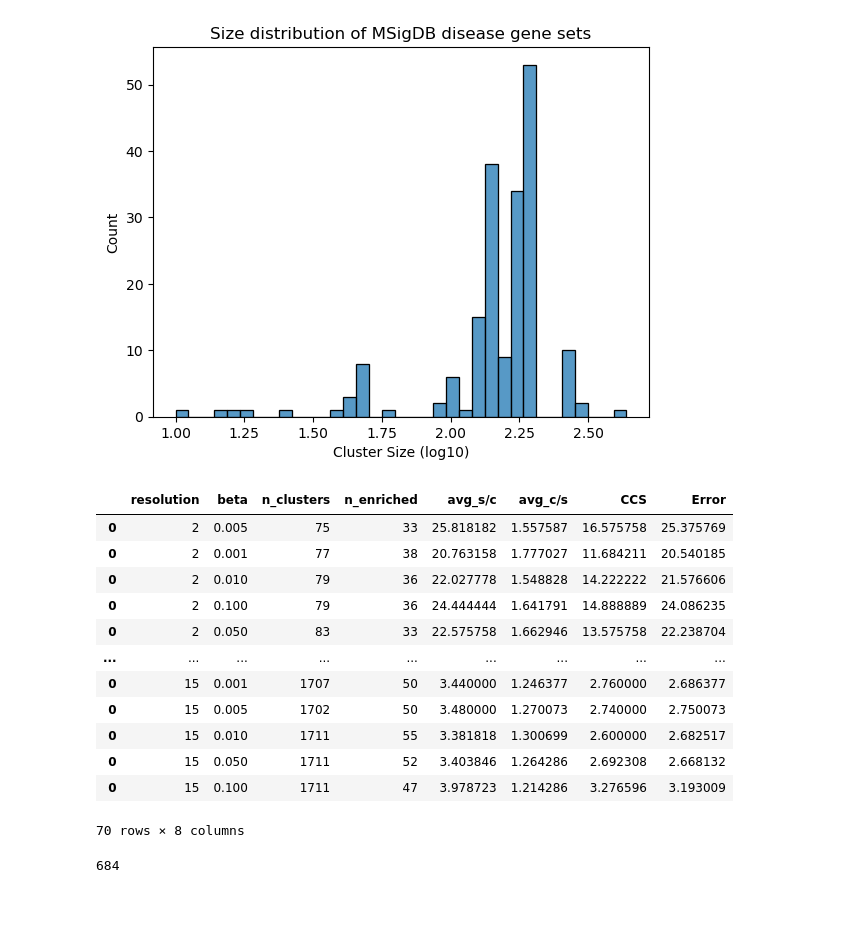
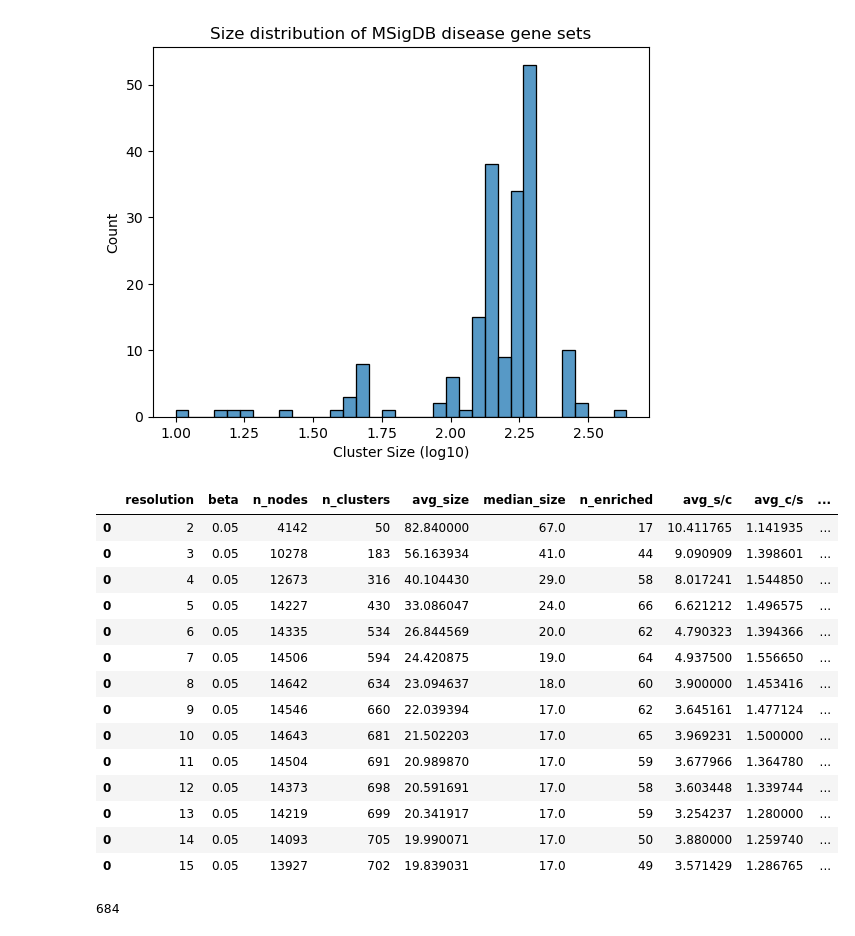
Before and after one commit to ViHoller/regulomeClustering, a Jupyter notebook: analyse_clusters.ipynb, the cells around one changed output. Saved outputs shown, nothing was run; the diff lists cells and outputs as text; code cells hidden in the pictures; blank space fills up the shorter version.

```diff
--- a/analyse_clusters.ipynb
+++ b/analyse_clusters.ipynb
@@ -21,7 +25,7 @@ THINGS TO LOOK INTO:
 # /clustering_results/leiden_2_15_0001_05_msigdb_c6_cgp.gz
 
 # msigdb_c2_cgp_clust = open_pickle('clustering_results/leiden_2_15_0001_05_msigdb_c2_cgp.gz')
-msigdb_c3_tft_clust = open_pickle('clustering_results/leiden_2_15_0001_05_msigdb_c3_tft.gz')
+msigdb_c3_tft_clust = open_pickle('clustering_results/leiden_2_15_0001_05_msigdb_c3_tft_filtered.gz')
 # msigdb_c6_all_clust = open_pickle('clustering_results/leiden_2_15_0001_05_msigdb_c6_all.gz')
 # %%
 threshold = 0.05
@@ -39,7 +43,7 @@ def get_cluster_distributions(clust_df, filt=False):
             distributions = pd.concat([distributions, pd.DataFrame({'size': cluster_sizes, 'resolution':[res]*n_clusters, 'beta': [beta]*n_clusters})])
     return distributions
 
-to_get = msigdb_c2_cgp_clust
+to_get = msigdb_c3_tft_clust
 distributions_df = get_cluster_distributions(to_get, filt=False)
 distributions_df_filt = get_cluster_distributions(to_get, filt=True)
 # %%
@@ -99,7 +103,9 @@ def calculate_CCS(enrichment_dict, threshold=0.05):
     for (res, betas) in enrichment_dict.items():
         for (beta, cluster_enrichments) in betas.items():
             enriched = list()
+            cluster_sizes = list()
             for cluster in cluster_enrichments[0].values():
+                cluster_sizes.append(cluster[1])
                 cluster=cluster[0]
                 enriched_paths = cluster[cluster['FDR'] < threshold]
                 if enriched_paths.empty:
@@ -118,7 +124,10 @@ def calculate_CCS(enrichment_dict, threshold=0.05):
             CCS = avg_set_per_cluster / avg_cluster_per_set
             CCS_df = pd.concat([CCS_df, pd.DataFrame({'resolution': [res],
                                                       'beta': [beta],
+                                                      'n_nodes': sum(cluster_sizes),
                                                       'n_clusters': len(cluster_enrichments[0]),
+                                                      'avg_size': mean(cluster_sizes),
+                                                      'median_size': median(cluster_sizes),
                                                       'n_enriched': n_enriched_clusters ,
                                                       'avg_s/c': avg_set_per_cluster,
                                                       'avg_c/s':avg_cluster_per_set,
@@ -129,22 +138,25 @@ def calculate_CCS(enrichment_dict, threshold=0.05):
 CCSs = calculate_CCS(msigdb_c3_tft_clust)
 # %%
 CCSs['Error'] = CCSs['avg_s/c'] + CCSs['avg_c/s'] - 2
+CCSs['%enriched'] = CCSs['n_enriched'] / CCSs['n_clusters'] * 100
 
-CCSs.sort_values('resolution')
+CCSs[CCSs['beta'] == 0.05].sort_values('resolution')
 # %% [output]
-|  | resolution | beta | n_clusters | n_enriched | avg_s/c | avg_c/s | CCS | Error |
-| 0 | 2 | 0.005 | 75 | 33 | 25.818182 | 1.557587 | 16.575758 | 25.375769 |
-| 0 | 2 | 0.001 | 77 | 38 | 20.763158 | 1.777027 | 11.684211 | 20.540185 |
-| 0 | 2 | 0.010 | 79 | 36 | 22.027778 | 1.548828 | 14.222222 | 21.576606 |
-| 0 | 2 | 0.100 | 79 | 36 | 24.444444 | 1.641791 | 14.888889 | 24.086235 |
-| 0 | 2 | 0.050 | 83 | 33 | 22.575758 | 1.662946 | 13.575758 | 22.238704 |
-| ... | ... | ... | ... | ... | ... | ... | ... | ... |
-| 0 | 15 | 0.001 | 1707 | 50 | 3.440000 | 1.246377 | 2.760000 | 2.686377 |
-| 0 | 15 | 0.005 | 1702 | 50 | 3.480000 | 1.270073 | 2.740000 | 2.750073 |
-| 0 | 15 | 0.010 | 1711 | 55 | 3.381818 | 1.300699 | 2.600000 | 2.682517 |
-| 0 | 15 | 0.050 | 1711 | 52 | 3.403846 | 1.264286 | 2.692308 | 2.668132 |
-| 0 | 15 | 0.100 | 1711 | 47 | 3.978723 | 1.214286 | 3.276596 | 3.193009 |
+|  | resolution | beta | n_nodes | n_clusters | avg_size | median_size | n_enriched | avg_s/c | avg_c/s | ... |
+| 0 | 2 | 0.05 | 4142 | 50 | 82.840000 | 67.0 | 17 | 10.411765 | 1.141935 | ... |
+| 0 | 3 | 0.05 | 10278 | 183 | 56.163934 | 41.0 | 44 | 9.090909 | 1.398601 | ... |
+| 0 | 4 | 0.05 | 12673 | 316 | 40.104430 | 29.0 | 58 | 8.017241 | 1.544850 | ... |
+| 0 | 5 | 0.05 | 14227 | 430 | 33.086047 | 24.0 | 66 | 6.621212 | 1.496575 | ... |
+| 0 | 6 | 0.05 | 14335 | 534 | 26.844569 | 20.0 | 62 | 4.790323 | 1.394366 | ... |
+| 0 | 7 | 0.05 | 14506 | 594 | 24.420875 | 19.0 | 64 | 4.937500 | 1.556650 | ... |
+| 0 | 8 | 0.05 | 14642 | 634 | 23.094637 | 18.0 | 60 | 3.900000 | 1.453416 | ... |
+| 0 | 9 | 0.05 | 14546 | 660 | 22.039394 | 17.0 | 62 | 3.645161 | 1.477124 | ... |
+| 0 | 10 | 0.05 | 14643 | 681 | 21.502203 | 17.0 | 65 | 3.969231 | 1.500000 | ... |
+| 0 | 11 | 0.05 | 14504 | 691 | 20.989870 | 17.0 | 59 | 3.677966 | 1.364780 | ... |
+| 0 | 12 | 0.05 | 14373 | 698 | 20.591691 | 17.0 | 58 | 3.603448 | 1.339744 | ... |
+| 0 | 13 | 0.05 | 14219 | 699 | 20.341917 | 17.0 | 59 | 3.254237 | 1.280000 | ... |
+| 0 | 14 | 0.05 | 14093 | 705 | 19.990071 | 17.0 | 50 | 3.880000 | 1.259740 | ... |
+| 0 | 15 | 0.05 | 13927 | 702 | 19.839031 | 17.0 | 49 | 3.571429 | 1.286765 | ... |
-70 rows × 8 columns
 # %%
 sizes = [len(cluster[2]) for cluster in msigdb_c3_tft_clust[15][0.01][0].values()]
 print(len([size for size in sizes if size > 5]))
```
Also changed, not shown: parts of 4 cells of this notebook, 3 other files.
